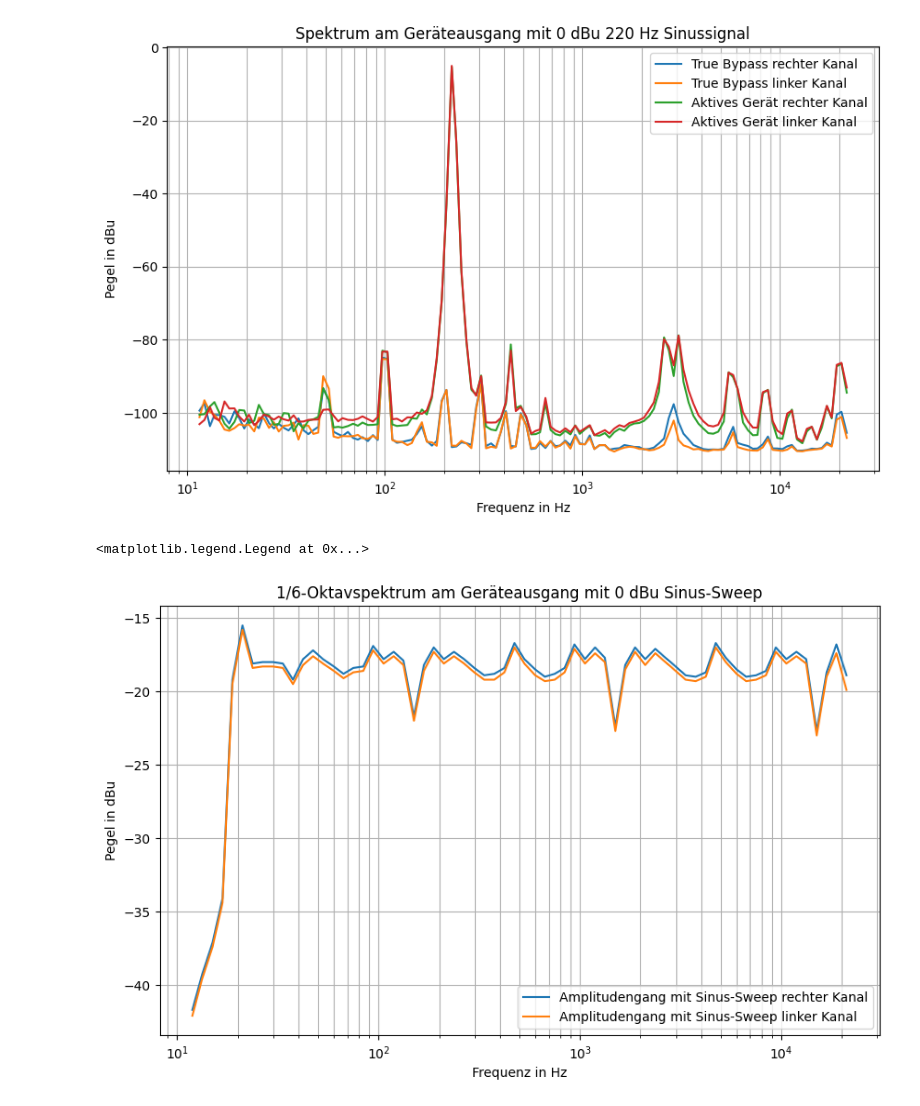
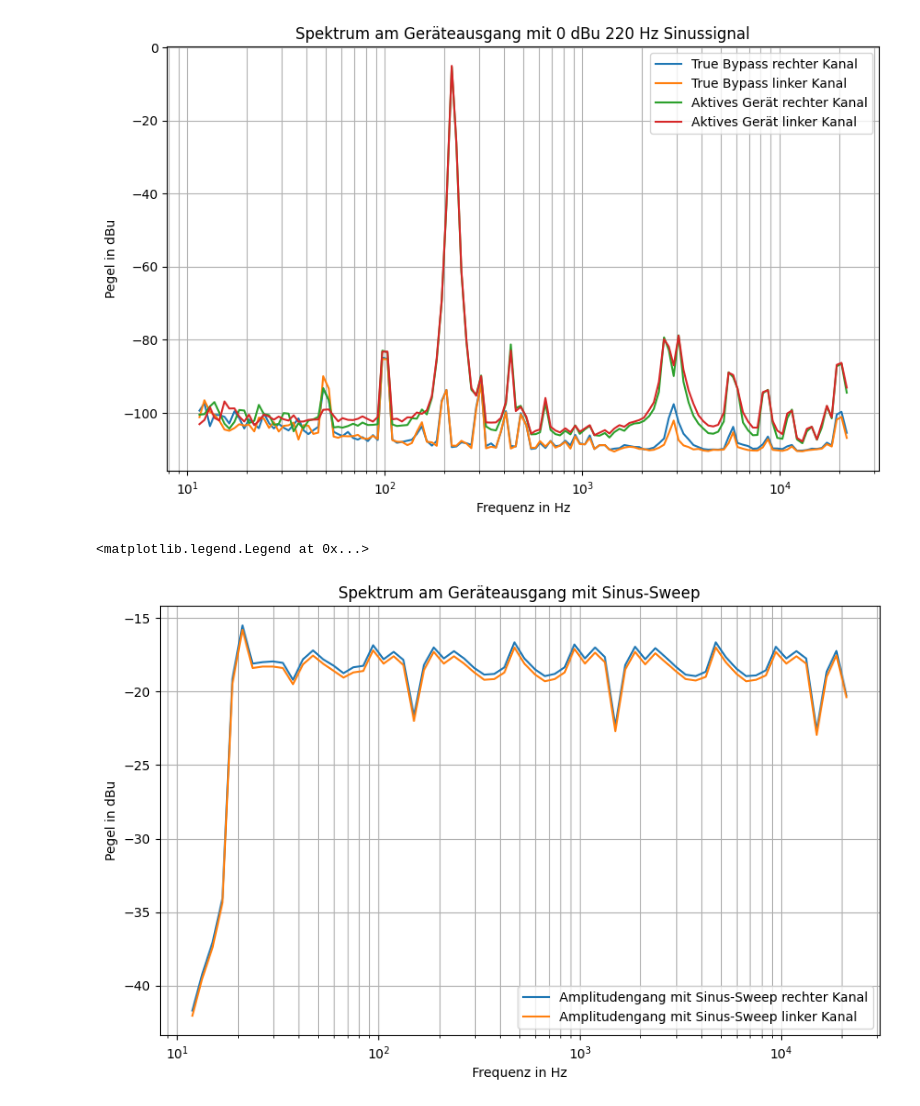
Before and after one commit to jake-is-ESD-protected/AI-TD, a Jupyter notebook: measuremenmts/pcb/plots.ipynb, the cells around one changed output. Cells and saved outputs as stored; diff of their text form; code cells hidden in the pictures.

Commit message:
export plots

```diff
--- a/measuremenmts/pcb/plots.ipynb
+++ b/measuremenmts/pcb/plots.ipynb
@@ -49,30 +49,30 @@ plt.legend()
 # %%
 """
 NOTE
 ----
 
 The sweep measurement done here (NTi-Audio MR-Pro) was of exponential nature, which means that more time
 and therefore energy was spent in lower frequencies. This directly negates the inherent amplitude rise
 over frequency in the 1/12 octave filterbank measurement, meaning that a correction is not needed in order
 to show a "flat" response.
 """
 
 plt.figure(figsize=(10, 6))
 
 sum1 = np.power(10, np.asarray(M3_SWEEP_R_6_OCT_N1)/20) + np.power(10, np.asarray(M3_SWEEP_R_6_OCT_N2)/20)
 sum2 = np.power(10, np.asarray(M3_SWEEP_W_6_OCT_N1)/20) + np.power(10, np.asarray(M3_SWEEP_W_6_OCT_N2)/20)
 
 M3_SWEEP_R_6_OCT = 20*np.log10(sum1/2)
 M3_SWEEP_W_6_OCT = 20*np.log10(sum2/2)
 
-plt.plot(freqs_6oct, M3_SWEEP_R_6_OCT_N1-ref_0dbu, label="Amplitudengang mit Sinus-Sweep rechter Kanal")
-plt.plot(freqs_6oct, M3_SWEEP_W_6_OCT_N1-ref_0dbu, label="Amplitudengang mit Sinus-Sweep linker Kanal")
+plt.plot(freqs_6oct, M3_SWEEP_R_6_OCT-ref_0dbu, label="Amplitudengang mit Sinus-Sweep rechter Kanal")
+plt.plot(freqs_6oct, M3_SWEEP_W_6_OCT-ref_0dbu, label="Amplitudengang mit Sinus-Sweep linker Kanal")
 plt.semilogx()
-plt.title("1/6-Oktavspektrum am Geräteausgang mit 0 dBu Sinus-Sweep")
+plt.title("Spektrum am Geräteausgang mit Sinus-Sweep")
 plt.xlabel("Frequenz in Hz")
 plt.ylabel("Pegel in dBu")
 plt.grid(which='both')
 plt.legend()
 # %% [output]
 <matplotlib.legend.Legend at 0x...>
-[figure, old version]
+[figure, new version]
```
Also changed, not shown: 2 other files.
